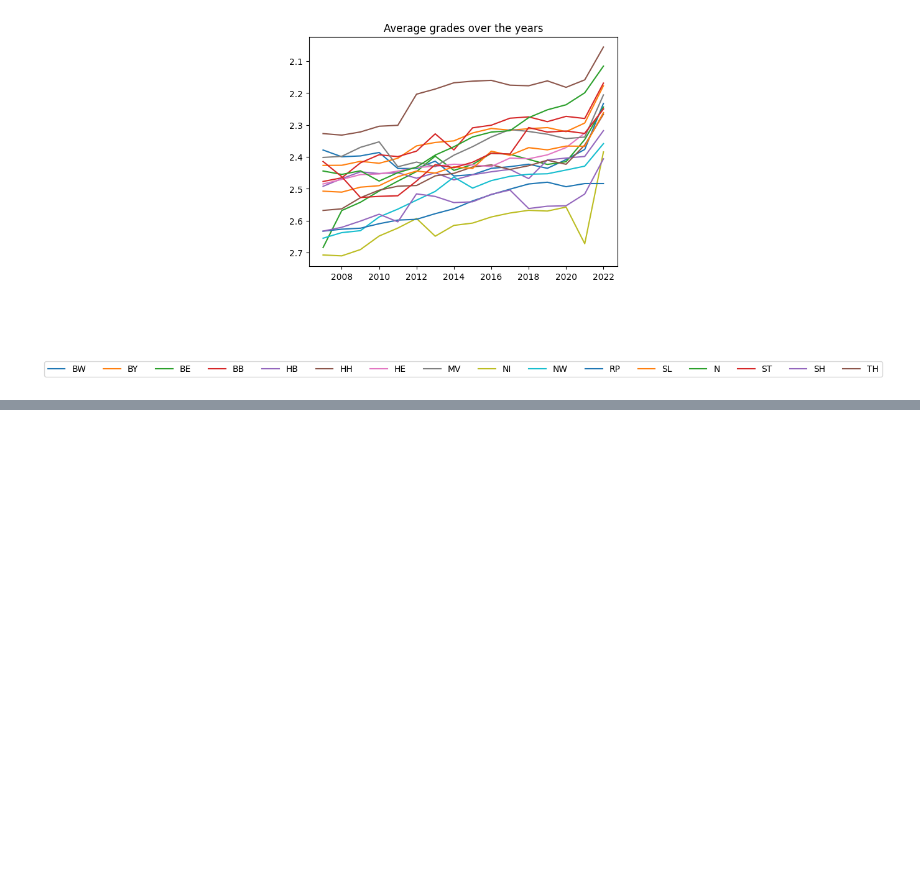
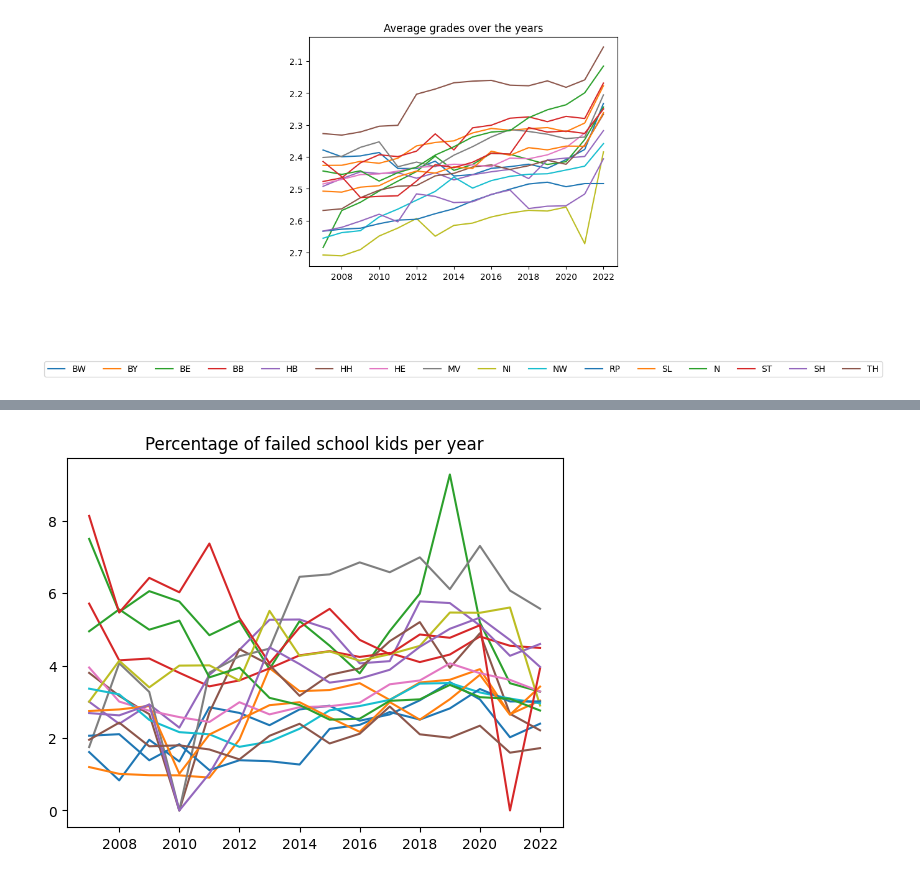
Before and after one commit to KarylReyne/DataLiteracyWS23, a Jupyter notebook: src/data_lit_covid_school/overview_grades.ipynb, the cells around one changed output, grey strips where cells are left out. Cells and saved outputs as stored; diff of their text form; code cells hidden in the pictures; blank space fills up the shorter version.

Commit message:
ADD: Amounts of failed kids

```diff
--- a/src/data_lit_covid_school/overview_grades.ipynb
+++ b/src/data_lit_covid_school/overview_grades.ipynb
@@ -83,3 +74,10 @@ def get_average_grades_by_year_and_state(flat_data: pd.DataFrame, states=["BW"])
         average_grades_per_year = state_data.apply(lambda col: np.dot(col, state_data.index) / col.sum(), axis=0).sort_index()
         plot_data[state] = average_grades_per_year
     return plot_data.copy()
+# %%
+def get_percentage_failed(flat_data: pd.DataFrame, states=["BW"]):
+    plot_data: pd.DataFrame = pd.DataFrame()
+    for state in states:
+        state_data = flat_data[state].copy()
+        plot_data[state] = state_data.loc["- nicht bestanden (%)"]
+    return plot_data.sort_index().copy()
@@ -110,0 +134,8 @@ plt.show()
+# %%
+data = get_percentage_failed(fail_flat, fail_flat.columns.get_level_values(0))
+fig, ax = plt.subplots(1,1)
+ax.plot(data)
+ax.set_title("Percentage of failed school kids per year")
+plt.show()
+# %% [output]
+[figure, added]
```
Also changed, not shown: parts of 8 cells of this notebook, 1 other file.
